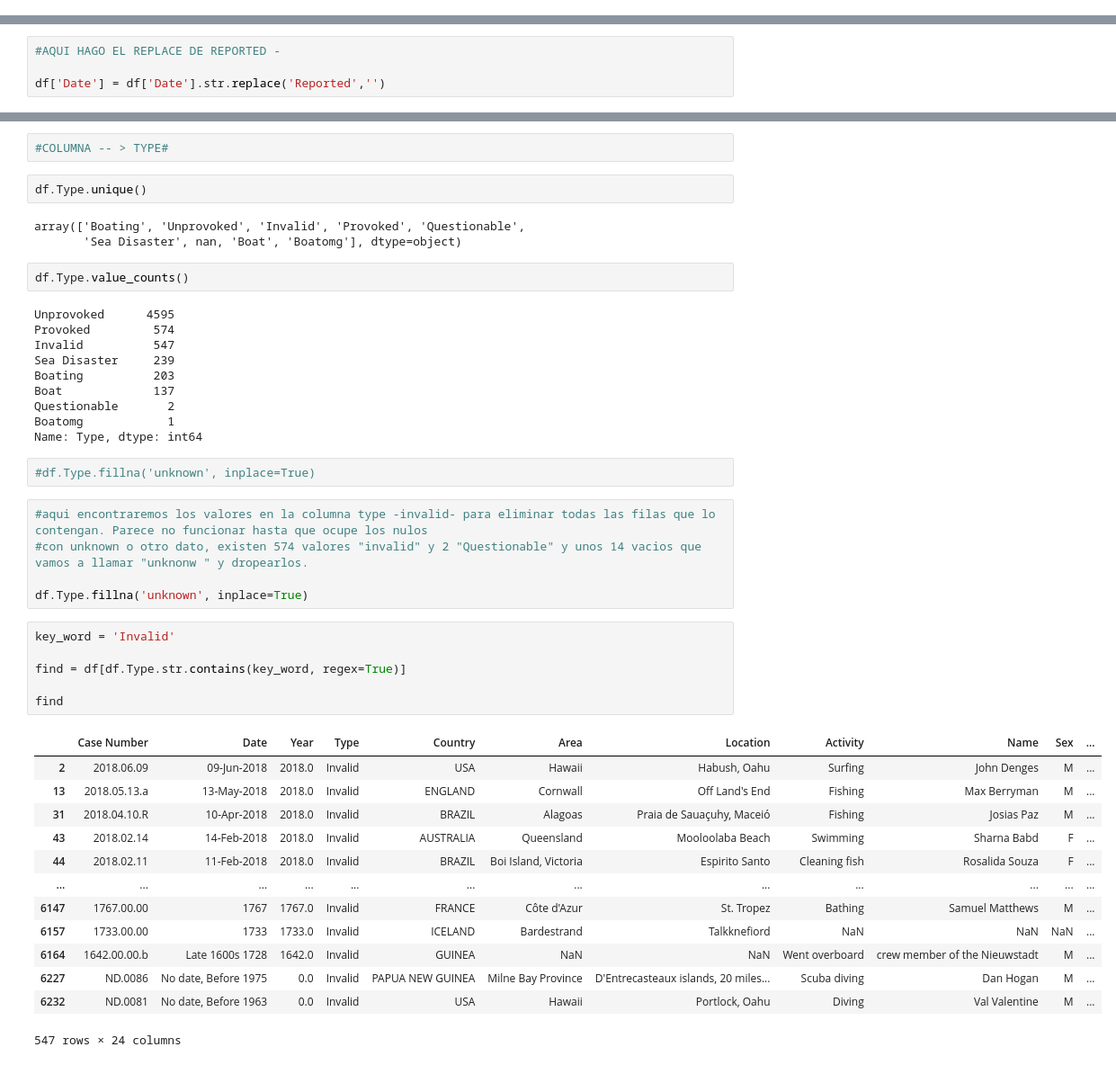
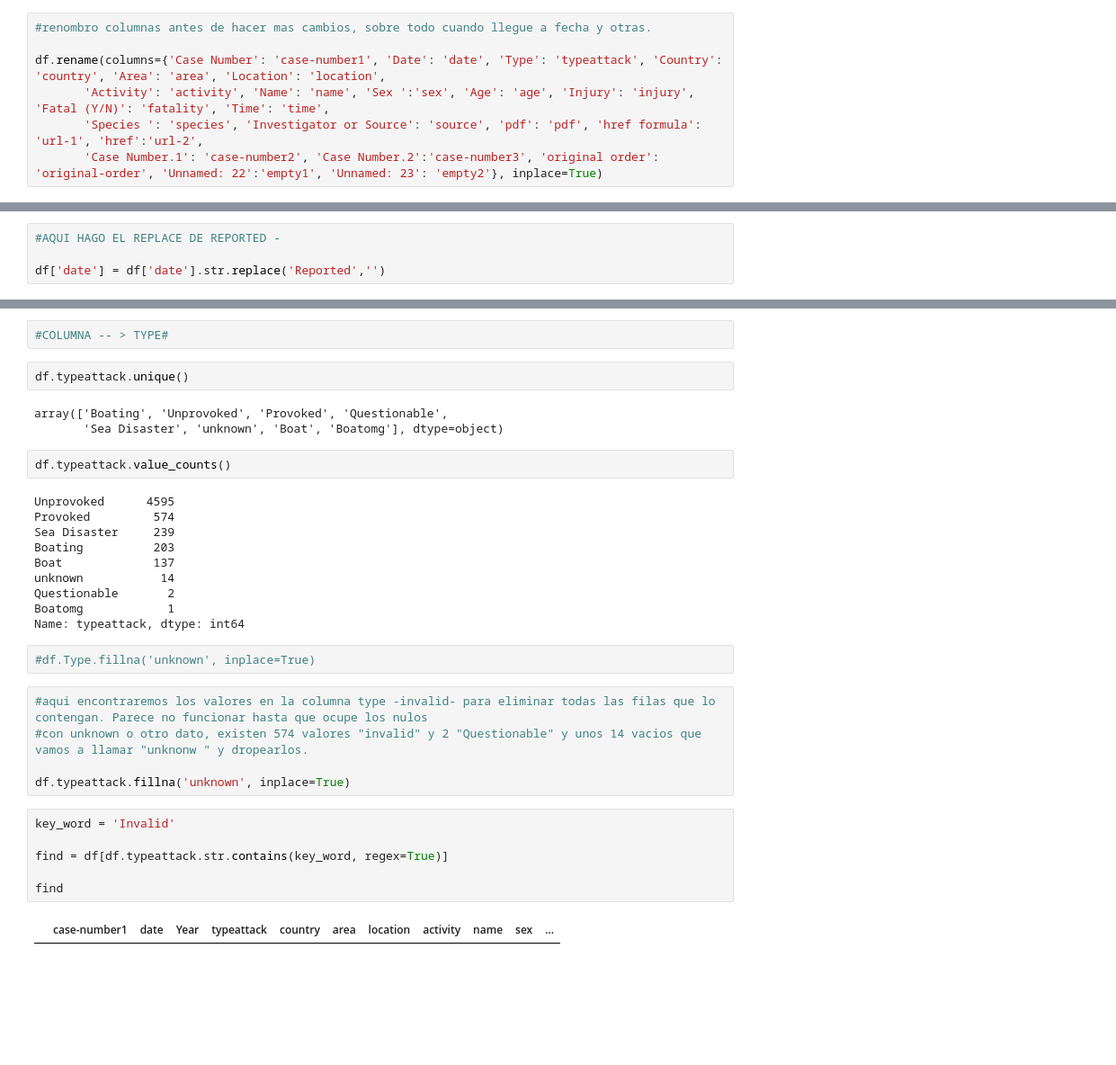
Before and after one commit to JaimeLeoz/proyecto1-sharks-, a Jupyter notebook: proyectosharks_main-1.ipynb, the cells around one changed output, grey strips where cells are left out. Shown at 90% size. Cells and saved outputs as stored; diff of their text form; blank space fills up the shorter version.

Commit message:
type column ready

```diff
--- a/proyectosharks_main-1.ipynb
+++ b/proyectosharks_main-1.ipynb
@@ -32,0 +42,7 @@ df.head()
+# %%
+#renombro columnas antes de hacer mas cambios, sobre todo cuando llegue a fecha y otras.
+
+df.rename(columns={'Case Number': 'case-number1', 'Date': 'date', 'Type': 'typeattack', 'Country': 'country', 'Area': 'area', 'Location': 'location',
+       'Activity': 'activity', 'Name': 'name', 'Sex ':'sex', 'Age': 'age', 'Injury': 'injury', 'Fatal (Y/N)': 'fatality', 'Time': 'time',
+       'Species ': 'species', 'Investigator or Source': 'source', 'pdf': 'pdf', 'href formula': 'url-1', 'href':'url-2',
+       'Case Number.1': 'case-number2', 'Case Number.2':'case-number3', 'original order': 'original-order', 'Unnamed: 22':'empty1', 'Unnamed: 23': 'empty2'}, inplace=True)
@@ -101,5 +126,5 @@ array(['25-Jun-2018', '18-Jun-2018', '09-Jun-2018', ..., '1883-1889',
 # %%
 #AQUI HAGO EL REPLACE DE REPORTED -
 
-df['Date'] = df['Date'].str.replace('Reported','')
+df['date'] = df['date'].str.replace('Reported','')
 # %%
@@ -178,49 +188,37 @@ plt.show()
 # %%
 #COLUMNA -- > TYPE#
 # %%
-df.Type.unique()
+df.typeattack.unique()
 # %% [output]
-array(['Boating', 'Unprovoked', 'Invalid', 'Provoked', 'Questionable',
-       'Sea Disaster', nan, 'Boat', 'Boatomg'], dtype=object)
+array(['Boating', 'Unprovoked', 'Provoked', 'Questionable',
+       'Sea Disaster', 'unknown', 'Boat', 'Boatomg'], dtype=object)
 # %%
-df.Type.value_counts()
+df.typeattack.value_counts()
 # %% [output]
 Unprovoked      4595
 Provoked         574
-Invalid          547
 Sea Disaster     239
 Boating          203
 Boat             137
+unknown           14
 Questionable       2
 Boatomg            1
-Name: Type, dtype: int64
+Name: typeattack, dtype: int64
 # %%
 #df.Type.fillna('unknown', inplace=True)
 # %%
 #aqui encontraremos los valores en la columna type -invalid- para eliminar todas las filas que lo contengan. Parece no funcionar hasta que ocupe los nulos
 #con unknown o otro dato, existen 574 valores "invalid" y 2 "Questionable" y unos 14 vacios que vamos a llamar "unknonw " y dropearlos.
 
-df.Type.fillna('unknown', inplace=True)
+df.typeattack.fillna('unknown', inplace=True)
 # %%
 key_word = 'Invalid'
 
-find = df[df.Type.str.contains(key_word, regex=True)]
+find = df[df.typeattack.str.contains(key_word, regex=True)]
 
 find
 # %% [output]
-|  | Case Number | Date | Year | Type | Country | Area | Location | Activity | Name | Sex | ... |
-| 2 | 2018.06.09 | 09-Jun-2018 | 2018.0 | Invalid | USA | Hawaii | Habush, Oahu | Surfing | John Denges | M | ... |
-| 13 | 2018.05.13.a | 13-May-2018 | 2018.0 | Invalid | ENGLAND | Cornwall | Off Land's End | Fishing | Max Berryman | M | ... |
-| 31 | 2018.04.10.R | 10-Apr-2018 | 2018.0 | Invalid | BRAZIL | Alagoas | Praia de Sauaçuhy, Maceió | Fishing | Josias Paz | M | ... |
-| 43 | 2018.02.14 | 14-Feb-2018 | 2018.0 | Invalid | AUSTRALIA | Queensland | Mooloolaba Beach | Swimming | Sharna Babd | F | ... |
-| 44 | 2018.02.11 | 11-Feb-2018 | 2018.0 | Invalid | BRAZIL | Boi Island, Victoria | Espirito Santo | Cleaning fish | Rosalida Souza | F | ... |
-| ... | ... | ... | ... | ... | ... | ... | ... | ... | ... | ... | ... |
-| 6147 | 1767.00.00 | 1767 | 1767.0 | Invalid | FRANCE | Côte d'Azur | St. Tropez | Bathing | Samuel Matthews | M | ... |
-| 6157 | 1733.00.00 | 1733 | 1733.0 | Invalid | ICELAND | Bardestrand | Talkknefiord | NaN | NaN | NaN | ... |
-| 6164 | 1642.00.00.b | Late 1600s 1728 | 1642.0 | Invalid | GUINEA | NaN | NaN | Went overboard | crew member of the Nieuwstadt | M | ... |
-| 6227 | ND.0086 | No date, Before 1975 | 0.0 | Invalid | PAPUA NEW GUINEA | Milne Bay Province | D'Entrecasteaux islands, 20 miles... | Scuba diving | Dan Hogan | M | ... |
-| 6232 | ND.0081 | No date, Before 1963 | 0.0 | Invalid | USA | Hawaii | Portlock, Oahu | Diving | Val Valentine | M | ... |
+|  | case-number1 | date | Year | typeattack | country | area | location | activity | name | sex | ... |
-547 rows × 24 columns
 # %%
 #vamos a probar una forma de borrar invalid, y si funciona le añado el resto
 
```
Also changed, not shown: parts of 24 cells of this notebook, 1 other file.
